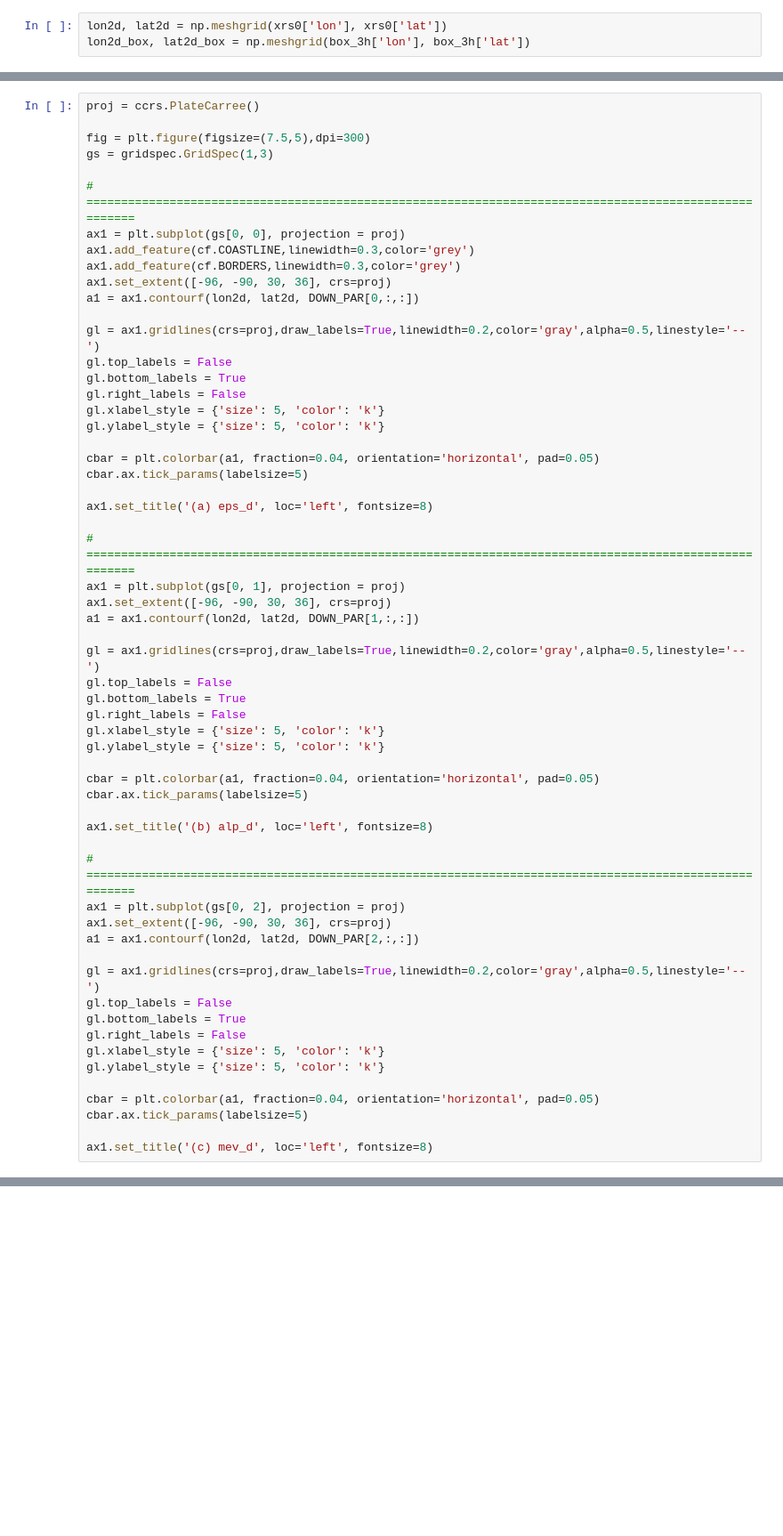
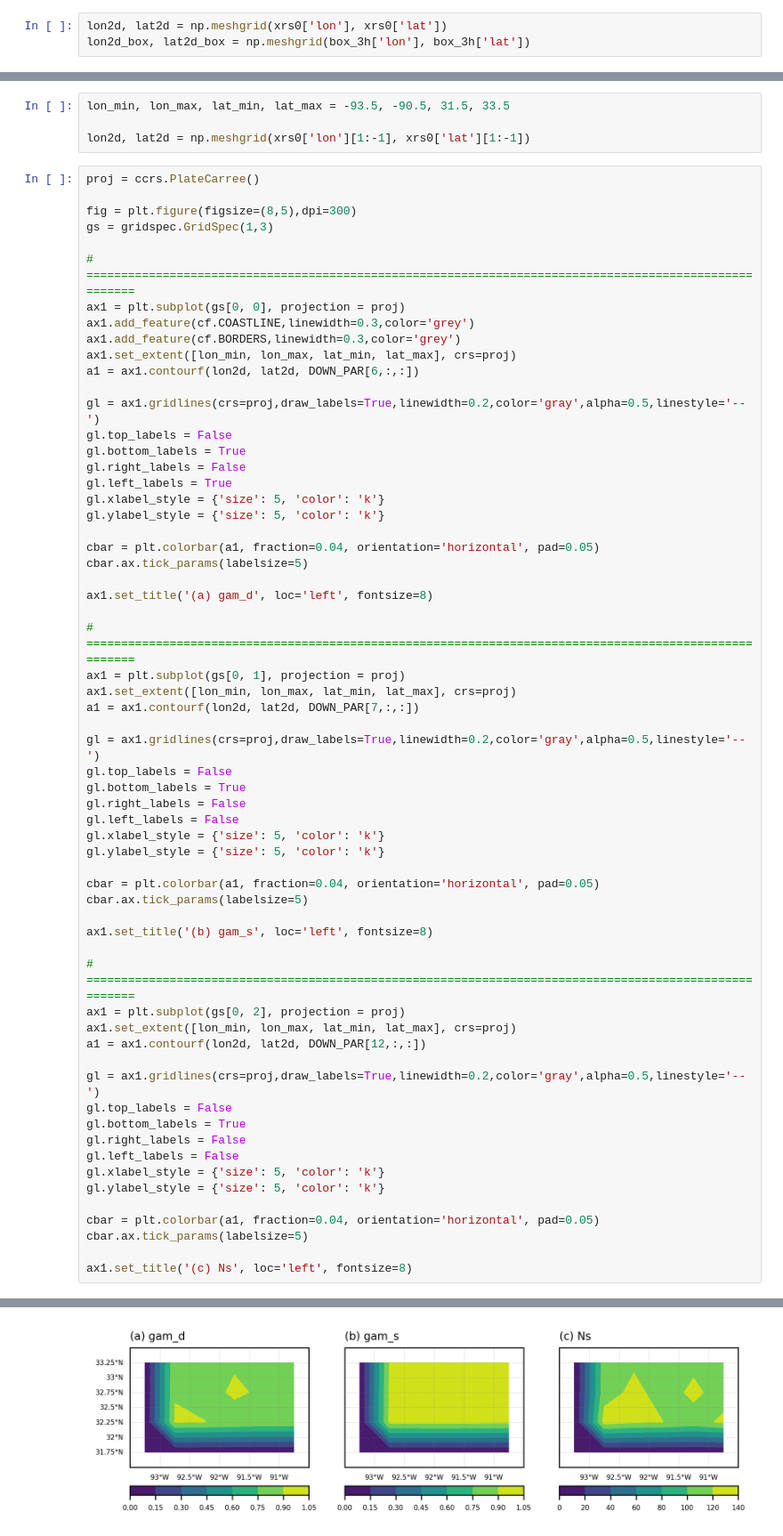
Before and after one commit to mhacarthur/downpy, a Jupyter notebook: codes/test_downscale_upscale_4.ipynb, the cells around one changed output, grey strips where cells are left out. Shown at 89% size. Cells and saved outputs as stored; diff of their text form; blank space fills up the shorter version.

```diff
--- a/codes/test_downscale_upscale_4.ipynb
+++ b/codes/test_downscale_upscale_4.ipynb
@@ -158,58 +206,66 @@ for la in range(6,7):
+# %%
+lon_min, lon_max, lat_min, lat_max = -93.5, -90.5, 31.5, 33.5
+
+lon2d, lat2d = np.meshgrid(xrs0['lon'][1:-1], xrs0['lat'][1:-1])
 # %%
 proj = ccrs.PlateCarree()
 
-fig = plt.figure(figsize=(7.5,5),dpi=300)
+fig = plt.figure(figsize=(8,5),dpi=300)
 gs = gridspec.GridSpec(1,3)
 
 # =======================================================================================================
 ax1 = plt.subplot(gs[0, 0], projection = proj)
 ax1.add_feature(cf.COASTLINE,linewidth=0.3,color='grey')
 ax1.add_feature(cf.BORDERS,linewidth=0.3,color='grey')
-ax1.set_extent([-96, -90, 30, 36], crs=proj)
-a1 = ax1.contourf(lon2d, lat2d, DOWN_PAR[0,:,:])
+ax1.set_extent([lon_min, lon_max, lat_min, lat_max], crs=proj)
+a1 = ax1.contourf(lon2d, lat2d, DOWN_PAR[6,:,:])
 
 gl = ax1.gridlines(crs=proj,draw_labels=True,linewidth=0.2,color='gray',alpha=0.5,linestyle='--')
 gl.top_labels = False
 gl.bottom_labels = True
 gl.right_labels = False
+gl.left_labels = True
 gl.xlabel_style = {'size': 5, 'color': 'k'}
 gl.ylabel_style = {'size': 5, 'color': 'k'}
 
 cbar = plt.colorbar(a1, fraction=0.04, orientation='horizontal', pad=0.05)
 cbar.ax.tick_params(labelsize=5)
 
-ax1.set_title('(a) eps_d', loc='left', fontsize=8)
+ax1.set_title('(a) gam_d', loc='left', fontsize=8)
 
 # =======================================================================================================
 ax1 = plt.subplot(gs[0, 1], projection = proj)
-ax1.set_extent([-96, -90, 30, 36], crs=proj)
-a1 = ax1.contourf(lon2d, lat2d, DOWN_PAR[1,:,:])
+ax1.set_extent([lon_min, lon_max, lat_min, lat_max], crs=proj)
+a1 = ax1.contourf(lon2d, lat2d, DOWN_PAR[7,:,:])
 
 gl = ax1.gridlines(crs=proj,draw_labels=True,linewidth=0.2,color='gray',alpha=0.5,linestyle='--')
 gl.top_labels = False
 gl.bottom_labels = True
 gl.right_labels = False
+gl.left_labels = False
 gl.xlabel_style = {'size': 5, 'color': 'k'}
 gl.ylabel_style = {'size': 5, 'color': 'k'}
 
 cbar = plt.colorbar(a1, fraction=0.04, orientation='horizontal', pad=0.05)
 cbar.ax.tick_params(labelsize=5)
 
-ax1.set_title('(b) alp_d', loc='left', fontsize=8)
+ax1.set_title('(b) gam_s', loc='left', fontsize=8)
 
 # =======================================================================================================
 ax1 = plt.subplot(gs[0, 2], projection = proj)
-ax1.set_extent([-96, -90, 30, 36], crs=proj)
-a1 = ax1.contourf(lon2d, lat2d, DOWN_PAR[2,:,:])
+ax1.set_extent([lon_min, lon_max, lat_min, lat_max], crs=proj)
+a1 = ax1.contourf(lon2d, lat2d, DOWN_PAR[12,:,:])
 
 gl = ax1.gridlines(crs=proj,draw_labels=True,linewidth=0.2,color='gray',alpha=0.5,linestyle='--')
 gl.top_labels = False
 gl.bottom_labels = True
 gl.right_labels = False
+gl.left_labels = False
 gl.xlabel_style = {'size': 5, 'color': 'k'}
 gl.ylabel_style = {'size': 5, 'color': 'k'}
 
 cbar = plt.colorbar(a1, fraction=0.04, orientation='horizontal', pad=0.05)
 cbar.ax.tick_params(labelsize=5)
 
-ax1.set_title('(c) mev_d', loc='left', fontsize=8)
+ax1.set_title('(c) Ns', loc='left', fontsize=8)
+# %% [output]
@@ -215,0 +273 @@ ax1.set_title('(c) mev_d', loc='left', fontsize=8)
+[figure, added]
```
Also changed, not shown: parts of 8 cells of this notebook, 3 other files.
